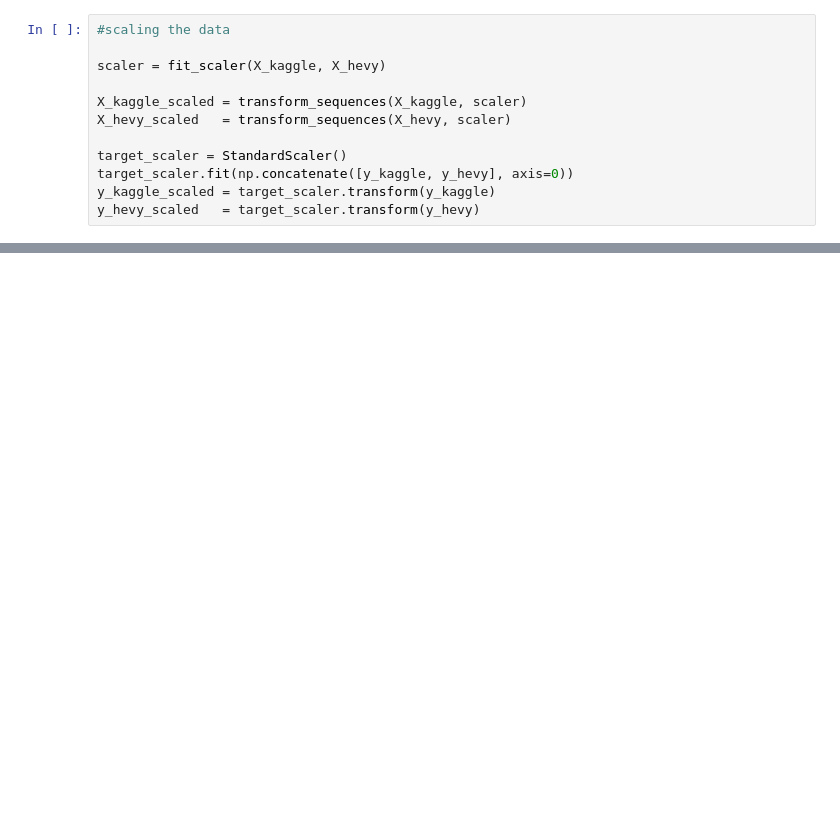
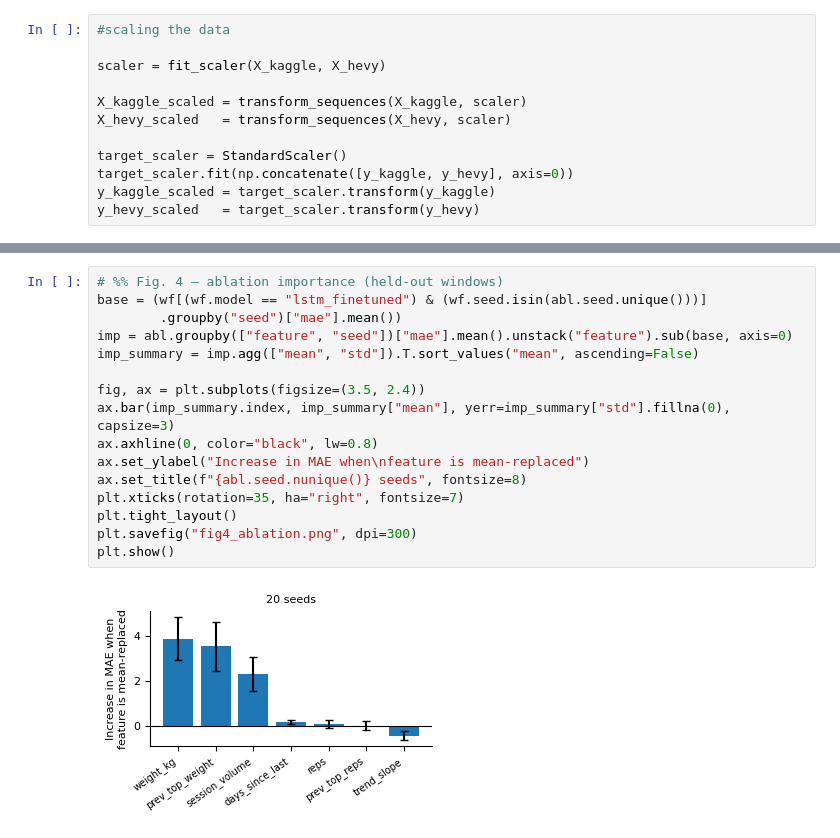
Before and after one commit to NOSWADH/AIML339-Project, a Jupyter notebook: main.ipynb, the cells around one changed output, grey strips where cells are left out. Saved outputs shown, nothing was run; the diff lists cells and outputs as text; blank space fills up the shorter version.

```diff
--- a/main.ipynb
+++ b/main.ipynb
@@ -478,0 +333,18 @@ plt.show()
+# %%
+# %% Fig. 4 — ablation importance (held-out windows)
+base = (wf[(wf.model == "lstm_finetuned") & (wf.seed.isin(abl.seed.unique()))]
+        .groupby("seed")["mae"].mean())
+imp = abl.groupby(["feature", "seed"])["mae"].mean().unstack("feature").sub(base, axis=0)
+imp_summary = imp.agg(["mean", "std"]).T.sort_values("mean", ascending=False)
+
+fig, ax = plt.subplots(figsize=(3.5, 2.4))
+ax.bar(imp_summary.index, imp_summary["mean"], yerr=imp_summary["std"].fillna(0), capsize=3)
+ax.axhline(0, color="black", lw=0.8)
+ax.set_ylabel("Increase in MAE when\nfeature is mean-replaced")
+ax.set_title(f"{abl.seed.nunique()} seeds", fontsize=8)
+plt.xticks(rotation=35, ha="right", fontsize=7)
+plt.tight_layout()
+plt.savefig("fig4_ablation.png", dpi=300)
+plt.show()
+# %% [output]
+[figure, added]
```
Also changed, not shown: parts of 26 cells of this notebook.
